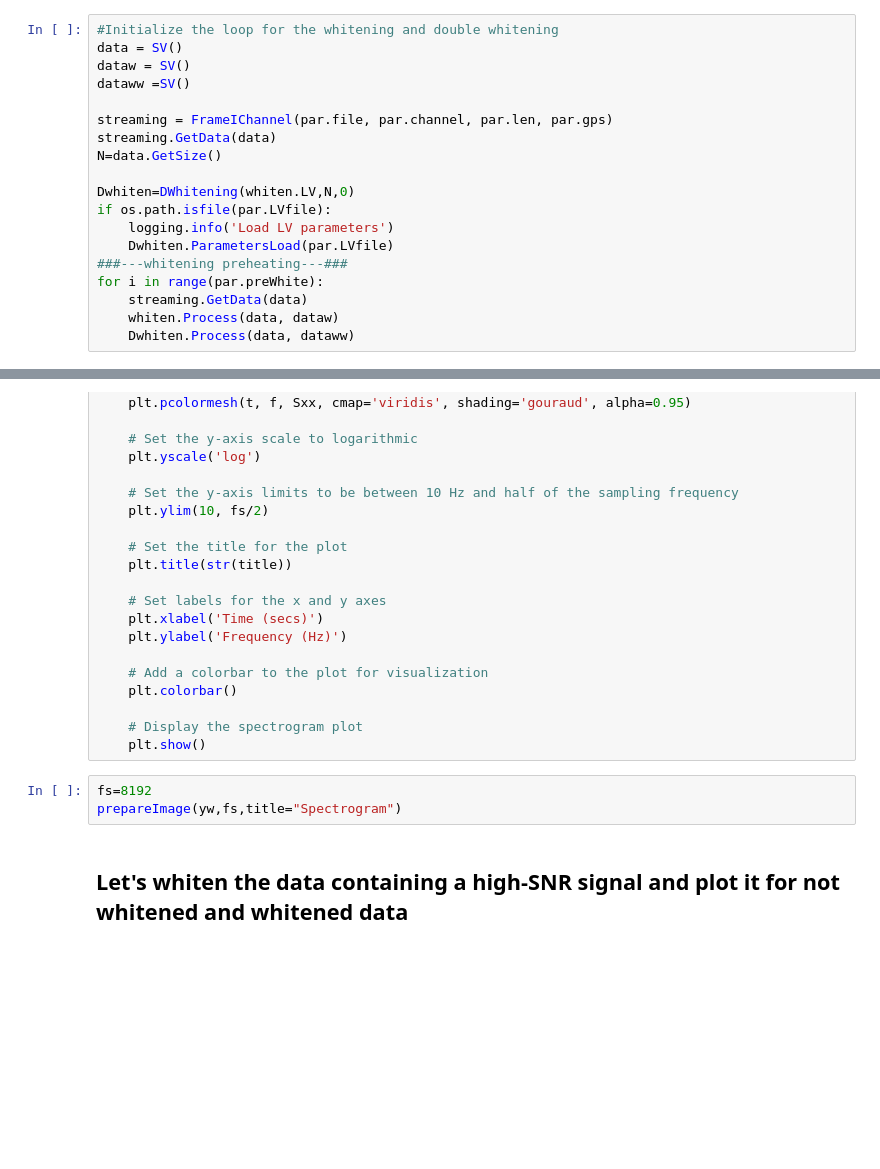
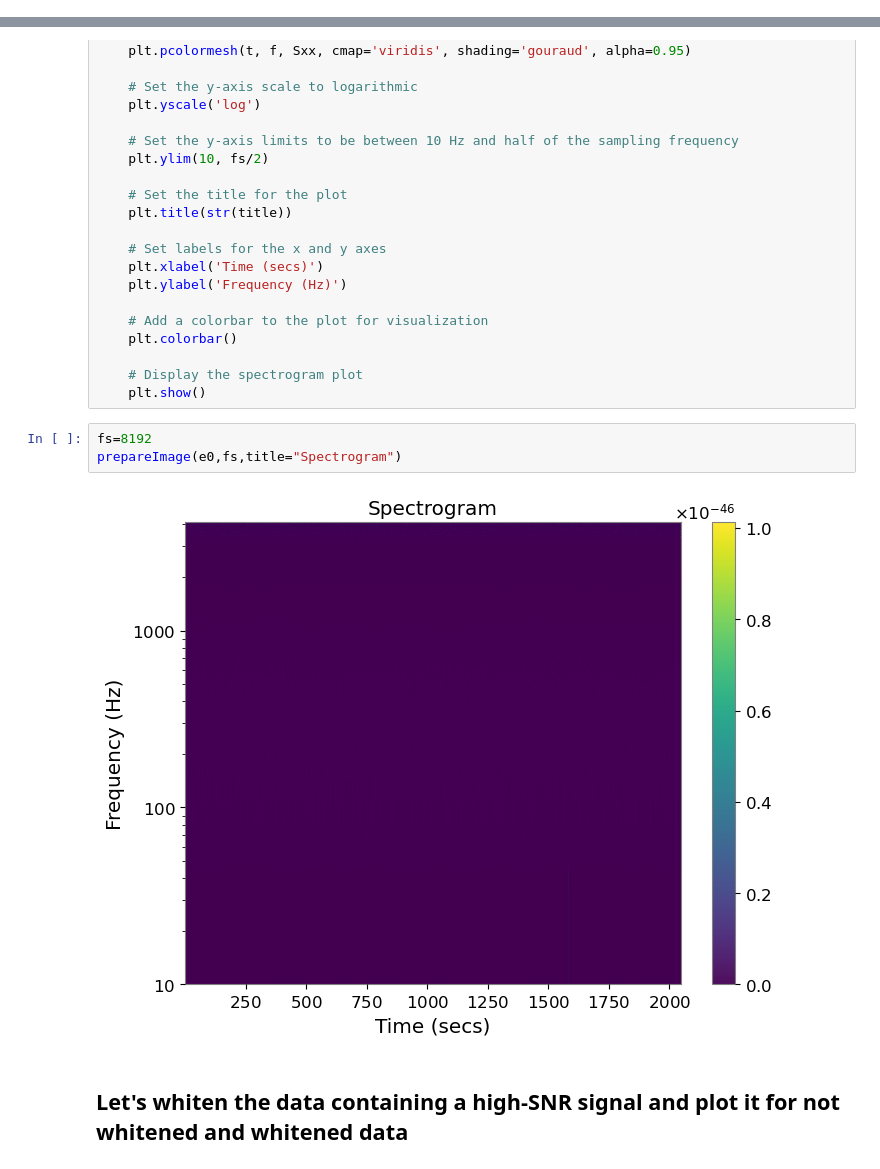
Before and after one commit to elenacuoco/ET-MDC-Tutorials, a Jupyter notebook: notebooks/DataProc.ipynb, the cells around one changed output, grey strips where cells are left out. Saved outputs shown, nothing was run; the diff lists cells and outputs as text; blank space fills up the shorter version.

```diff
--- a/notebooks/DataProc.ipynb
+++ b/notebooks/DataProc.ipynb
@@ -286,19 +228,0 @@ logging.info('Estimated sigma= %s' % par.sigma)
-# %%
-#Initialize the loop for the whitening and double whitening
-data = SV()
-dataw = SV()
-dataww =SV()
-
-streaming = FrameIChannel(par.file, par.channel, par.len, par.gps)
-streaming.GetData(data)
-N=data.GetSize()
-
-Dwhiten=DWhitening(whiten.LV,N,0)
-if os.path.isfile(par.LVfile):
-    logging.info('Load LV parameters')
-    Dwhiten.ParametersLoad(par.LVfile)
-###---whitening preheating---###
-for i in range(par.preWhite):
-    streaming.GetData(data)
-    whiten.Process(data, dataw)
-    Dwhiten.Process(data, dataww)
@@ -462,6 +501,8 @@ def prepareImage(y, fs, title):
     plt.show()
 # %%
 fs=8192
-prepareImage(yw,fs,title="Spectrogram")
+prepareImage(e0,fs,title="Spectrogram")
+# %% [output]
+[figure, added]
 # %% [markdown]
 ## Let's whiten the data containing a high-SNR signal and plot it for not whitened and whitened data
```
Also changed, not shown: parts of 17 cells of this notebook, 1 other file.
